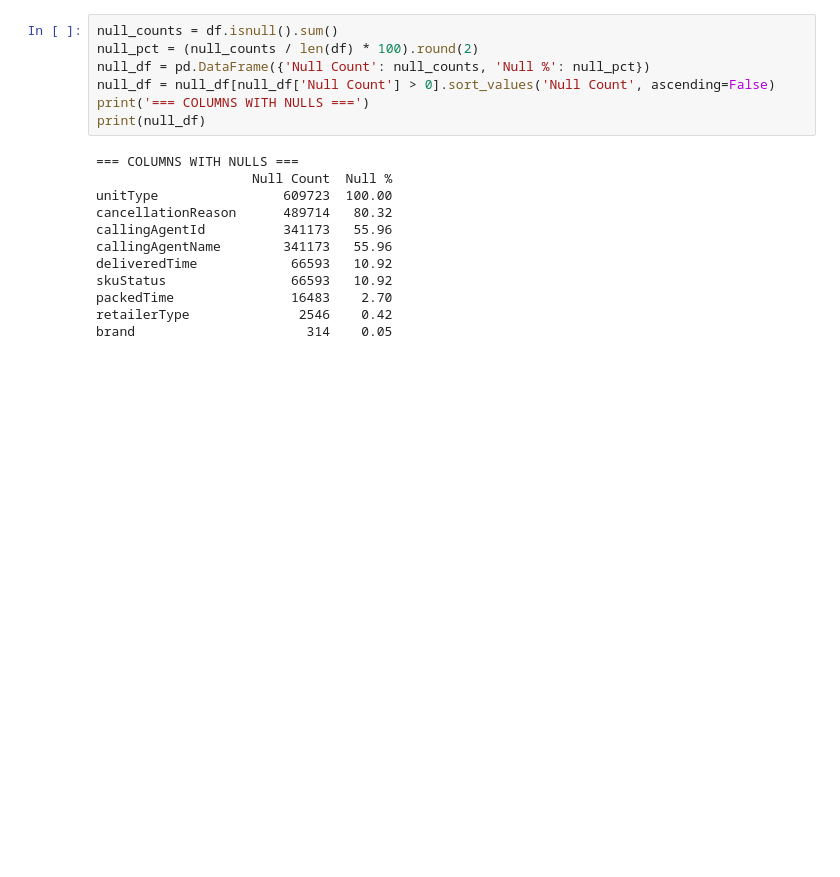
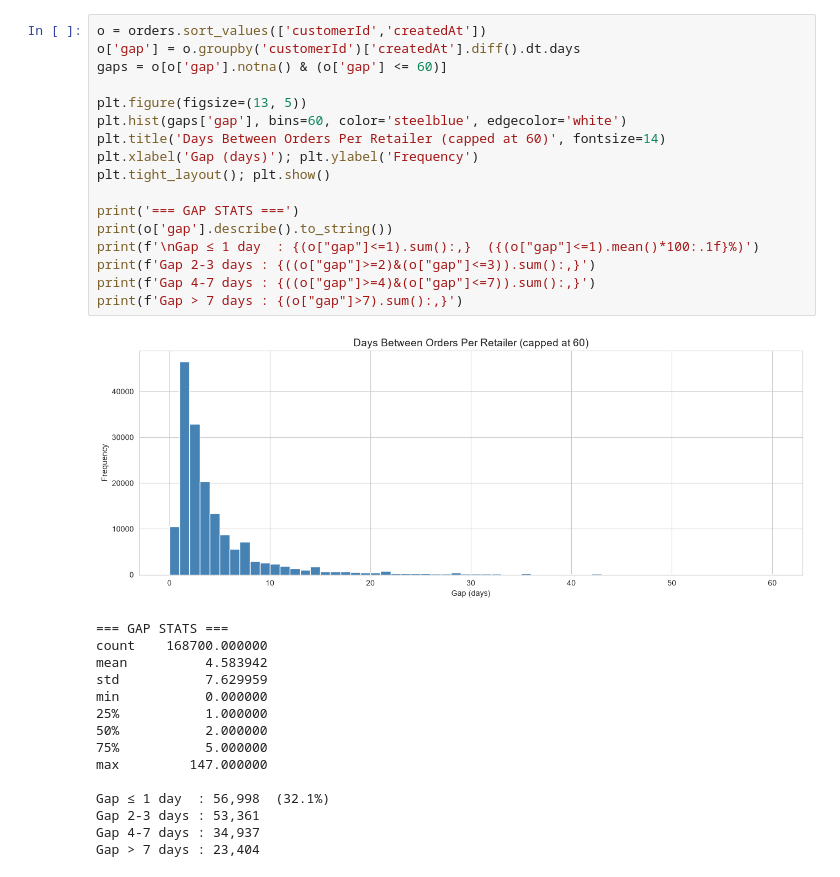
Before and after one commit to rizzit17/O2R-Order-prediction, a Jupyter notebook: notebooks/01_eda.ipynb, the cells around one changed output. Saved outputs shown, nothing was run; the diff lists cells and outputs as text; blank space fills up the shorter version.

```diff
--- a/notebooks/01_eda.ipynb
+++ b/notebooks/01_eda.ipynb
@@ -94,20 +144,34 @@ df.head(3)
 # %%
-null_counts = df.isnull().sum()
-null_pct = (null_counts / len(df) * 100).round(2)
-null_df = pd.DataFrame({'Null Count': null_counts, 'Null %': null_pct})
-null_df = null_df[null_df['Null Count'] > 0].sort_values('Null Count', ascending=False)
-print('=== COLUMNS WITH NULLS ===')
-print(null_df)
+o = orders.sort_values(['customerId','createdAt'])
+o['gap'] = o.groupby('customerId')['createdAt'].diff().dt.days
+gaps = o[o['gap'].notna() & (o['gap'] <= 60)]
+
+plt.figure(figsize=(13, 5))
+plt.hist(gaps['gap'], bins=60, color='steelblue', edgecolor='white')
+plt.title('Days Between Orders Per Retailer (capped at 60)', fontsize=14)
+plt.xlabel('Gap (days)'); plt.ylabel('Frequency')
+plt.tight_layout(); plt.show()
+
+print('=== GAP STATS ===')
+print(o['gap'].describe().to_string())
+print(f'\nGap ≤ 1 day  : {(o["gap"]<=1).sum():,}  ({(o["gap"]<=1).mean()*100:.1f}%)')
+print(f'Gap 2-3 days : {((o["gap"]>=2)&(o["gap"]<=3)).sum():,}')
+print(f'Gap 4-7 days : {((o["gap"]>=4)&(o["gap"]<=7)).sum():,}')
+print(f'Gap > 7 days : {(o["gap"]>7).sum():,}')
 # %% [output]
+[figure, added]
-=== COLUMNS WITH NULLS ===
-                    Null Count  Null %
-unitType                609723  100.00
-cancellationReason      489714   80.32
-callingAgentId          341173   55.96
-callingAgentName        341173   55.96
-deliveredTime            66593   10.92
-skuStatus                66593   10.92
-packedTime               16483    2.70
-retailerType              2546    0.42
-brand                      314    0.05
+=== GAP STATS ===
+count    168700.000000
+mean          4.583942
+std           7.629959
+min           0.000000
+25%           1.000000
+50%           2.000000
+75%           5.000000
+max         147.000000
+
+Gap ≤ 1 day  : 56,998  (32.1%)
+Gap 2-3 days : 53,361
+Gap 4-7 days : 34,937
+Gap > 7 days : 23,404
 # %%
```
Also changed, not shown: parts of 17 cells of this notebook, 8 other files.
